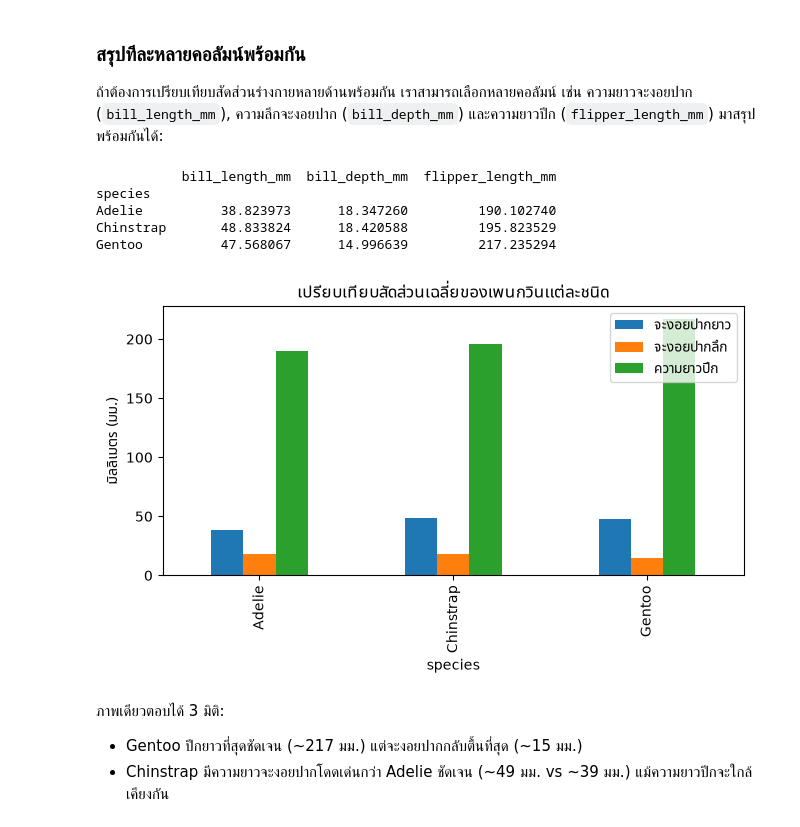
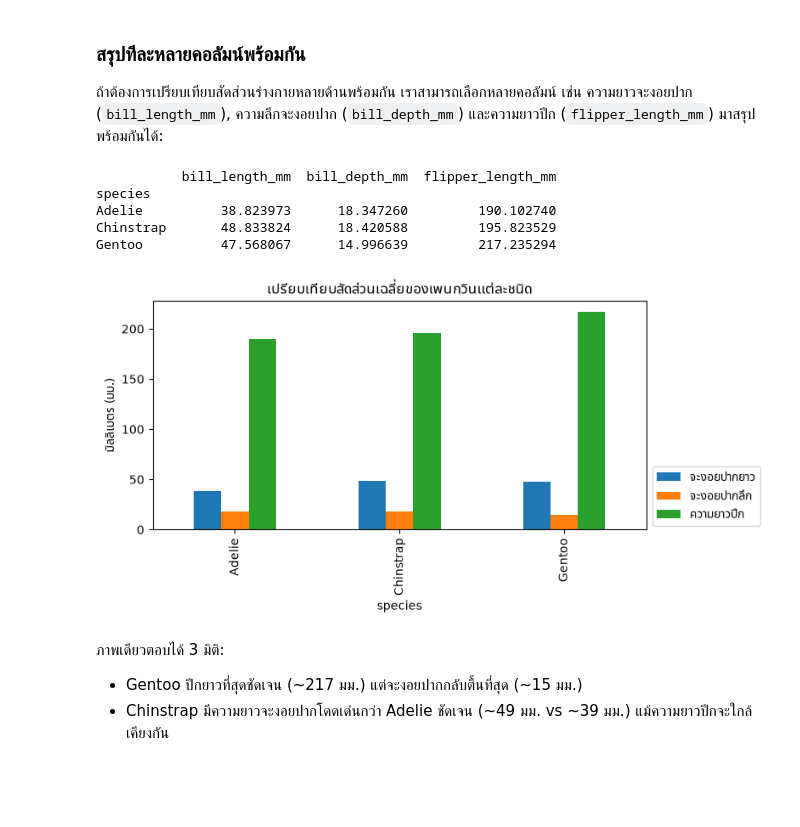
Before and after one commit to utarn/datascience-metrology, a Jupyter notebook: day1/module4_charts/book.ipynb, the cells around one changed output. Saved outputs shown, nothing was run; the diff lists cells and outputs as text; code cells hidden in the pictures; blank space fills up the shorter version.

```diff
--- a/day1/module4_charts/book.ipynb
+++ b/day1/module4_charts/book.ipynb
@@ -273,22 +319,23 @@ plt.show()
 # %%
 dim_means = penguins.groupby("species")[
     ["bill_length_mm", "bill_depth_mm", "flipper_length_mm"]
 ].mean()
 print(dim_means)
 
 fig, ax = plt.subplots(figsize=(7.5, 3.5))
 dim_means.plot.bar(ax=ax)
 ax.set_ylabel("มิลลิเมตร (มม.)")
 ax.set_title("เปรียบเทียบสัดส่วนเฉลี่ยของเพนกวินแต่ละชนิด")
-ax.legend(["จะงอยปากยาว", "จะงอยปากลึก", "ความยาวปีก"])
+ax.legend(["จะงอยปากยาว", "จะงอยปากลึก", "ความยาวปีก"], loc="upper left", bbox_to_anchor=(1, 0.3))
+
 plt.show()
 # %% [output]
            bill_length_mm  bill_depth_mm  flipper_length_mm
 species
 Adelie          38.823973      18.347260         190.102740
 Chinstrap       48.833824      18.420588         195.823529
 Gentoo          47.568067      14.996639         217.235294
-[figure, old version]
+[figure, new version]
 # %% [markdown]
 ภาพเดียวตอบได้ 3 มิติ:
 
```
Also changed, not shown: parts of 14 cells of this notebook, 31 other files.
